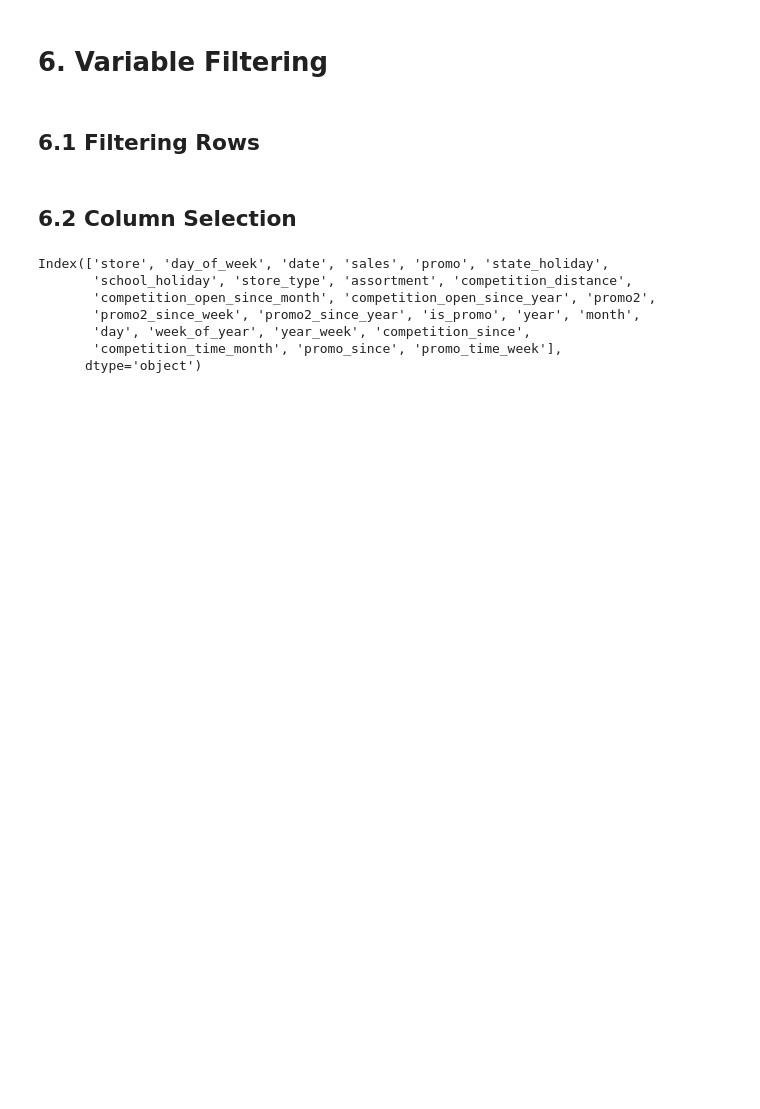
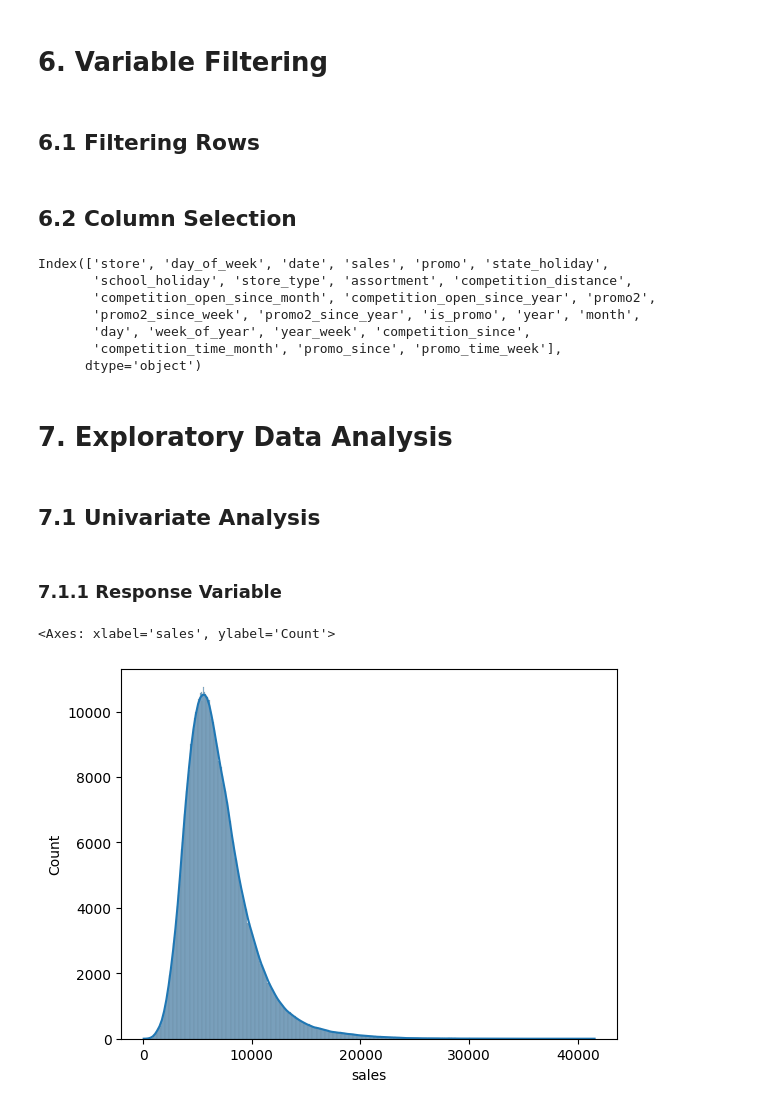
Before and after one commit to felipevalory/previsao_de_vendas, a Jupyter notebook: index.ipynb, the cells around one changed output. Drawn from its saved outputs; the diff is of its cells as text; code cells hidden in the pictures; blank space fills up the shorter version.

```diff
--- a/index.ipynb
+++ b/index.ipynb
@@ -476,3 +476,16 @@ Index(['store', 'day_of_week', 'date', 'sales', 'promo', 'state_holiday',
        'day', 'week_of_year', 'year_week', 'competition_since',
        'competition_time_month', 'promo_since', 'promo_time_week'],
       dtype='object')
+# %% [markdown]
+# 7. Exploratory Data Analysis
+# %%
+df4 = df3.copy()
+# %% [markdown]
+## 7.1 Univariate Analysis
+# %% [markdown]
+### 7.1.1 Response Variable
+# %%
+sns.histplot(df4['sales'], kde=True)
+# %% [output]
+<Axes: xlabel='sales', ylabel='Count'>
+[figure, added]
```
Also changed, not shown: parts of 32 cells of this notebook.
